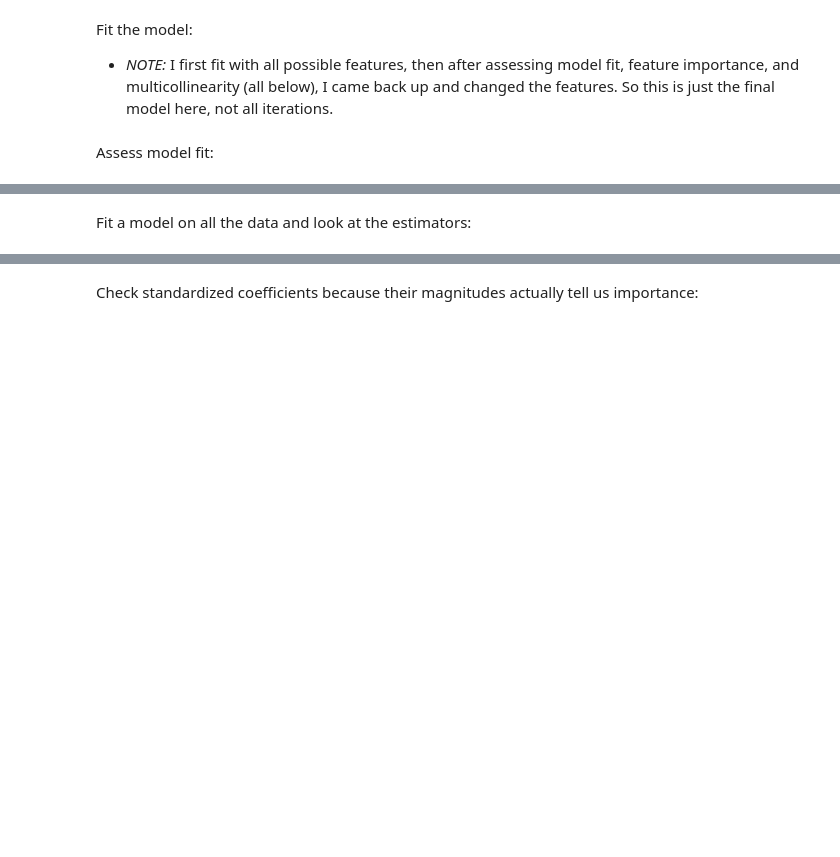
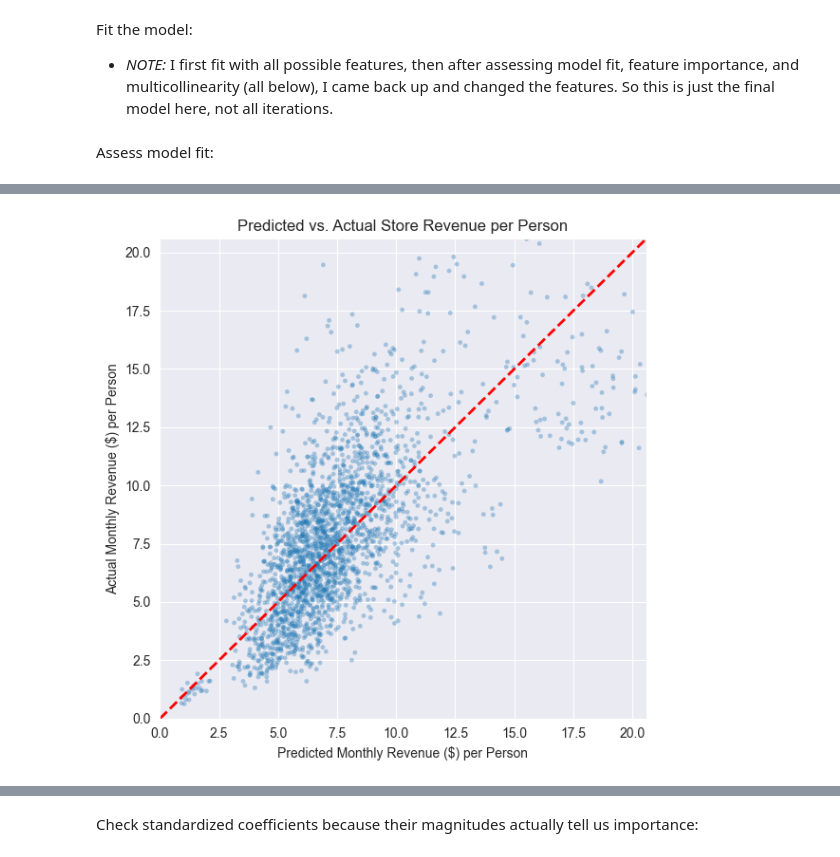
Before and after one commit to nicoleeyee/Data-403-Project-1, a Jupyter notebook: code/dead_model_fitting.ipynb, the cells around one changed output, grey strips where cells are left out. Cells and saved outputs as stored; diff of their text form; code cells hidden in the pictures; blank space fills up the shorter version.

```diff
--- a/code/dead_model_fitting.ipynb
+++ b/code/dead_model_fitting.ipynb
@@ -343,8 +335,37 @@ RMSE = 0.37
-# %% [markdown]
-Fit a model on all the data and look at the estimators:
 # %%
 # fit a final model on all the data
 X = df[features]
 Y = df[response]
 B_final = fit_lr(X, Y)
+# %%
+#predict after final fit
+y_pred = predict_lr(X, B_final)
+# 1) align CV preds to the df rows
+df['predicted_log_revenue_per_person'] = y_pred
+
+# 2) keep only rows with OOF predictions
+mask = df['predicted_log_revenue_per_person'].notna()
+df["revenue_per_person"] = df["revenue"] / df["population"]
+
+# 3) back-transform predictions to dollars (BASE-10)
+predicted_revenue = np.power(np.e, df.loc[mask, 'predicted_log_revenue'].to_numpy())
+actual_revenue    = df.loc[mask, 'revenue_per_person'].to_numpy()  # already in dollars
+
+# (optional) bias correction for log10 back-transform
+resid = df.loc[mask, 'log_revenue_per_person'].to_numpy() - df.loc[mask, 'predicted_log_revenue_per_person'].to_numpy()
+sigma2 = resid.var()  # variance on log10 scale
+predicted_revenue_bc = predicted_revenue * np.exp((np.log(10.0)**2) * sigma2 / 2.0)
+
+plt.figure(figsize=(6,6))
+plt.scatter(predicted_revenue, actual_revenue, alpha=0.35, s=12, edgecolor='none')
+plt.plot([0, actual_revenue.max()/3], [0, actual_revenue.max()/3], 'r--', lw=2)
+plt.xlim(0, actual_revenue.max()/3)
+plt.ylim(0, actual_revenue.max()/3)
+plt.xlabel('Predicted Monthly Revenue ($) per Person')
+plt.ylabel('Actual Monthly Revenue ($) per Person')
+plt.title('Predicted vs. Actual Store Revenue per Person')
+plt.tight_layout()
+plt.show()
+# %% [output]
+[figure, added]
 # %%
```
Also changed, not shown: parts of 14 cells of this notebook, 4 other files.
